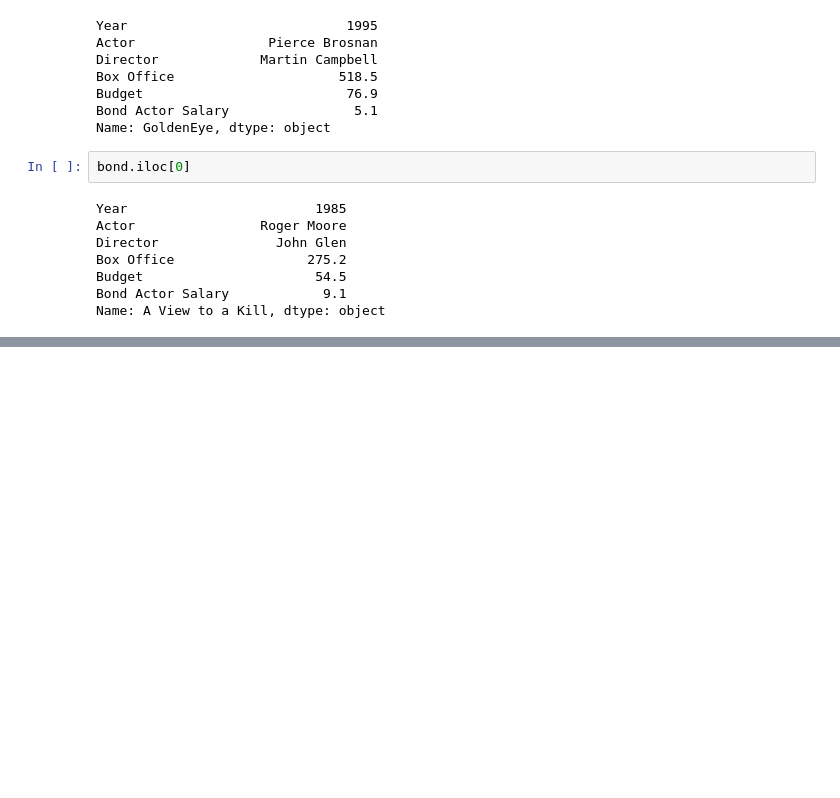
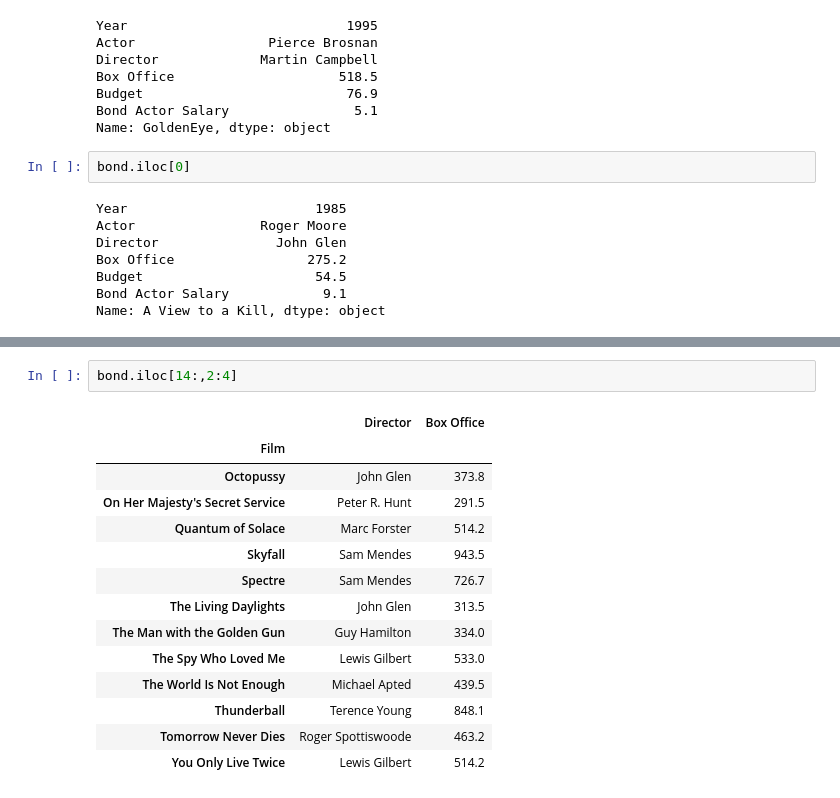
Before and after one commit to mekchou/DataAnalysisWithPandasAndPython, a Jupyter notebook: Sec6DataFrames3.ipynb, the cells around one changed output, grey strips where cells are left out. Drawn from its saved outputs; the diff is of its cells as text; blank space fills up the shorter version.

Commit message:
passign second arguments to loc and iloc

```diff
--- a/Sec6DataFrames3.ipynb
+++ b/Sec6DataFrames3.ipynb
@@ -205,0 +258,17 @@ Name: A View to a Kill, dtype: object
+# %%
+bond.iloc[14:,2:4]
+# %% [output]
+|  | Director | Box Office |
+| Film |  |  |
+| Octopussy | John Glen | 373.8 |
+| On Her Majesty's Secret Service | Peter R. Hunt | 291.5 |
+| Quantum of Solace | Marc Forster | 514.2 |
+| Skyfall | Sam Mendes | 943.5 |
+| Spectre | Sam Mendes | 726.7 |
+| The Living Daylights | John Glen | 313.5 |
+| The Man with the Golden Gun | Guy Hamilton | 334.0 |
+| The Spy Who Loved Me | Lewis Gilbert | 533.0 |
+| The World Is Not Enough | Michael Apted | 439.5 |
+| Thunderball | Terence Young | 848.1 |
+| Tomorrow Never Dies | Roger Spottiswoode | 463.2 |
+| You Only Live Twice | Lewis Gilbert | 514.2 |
```
Also changed, not shown: parts of 6 cells of this notebook.
